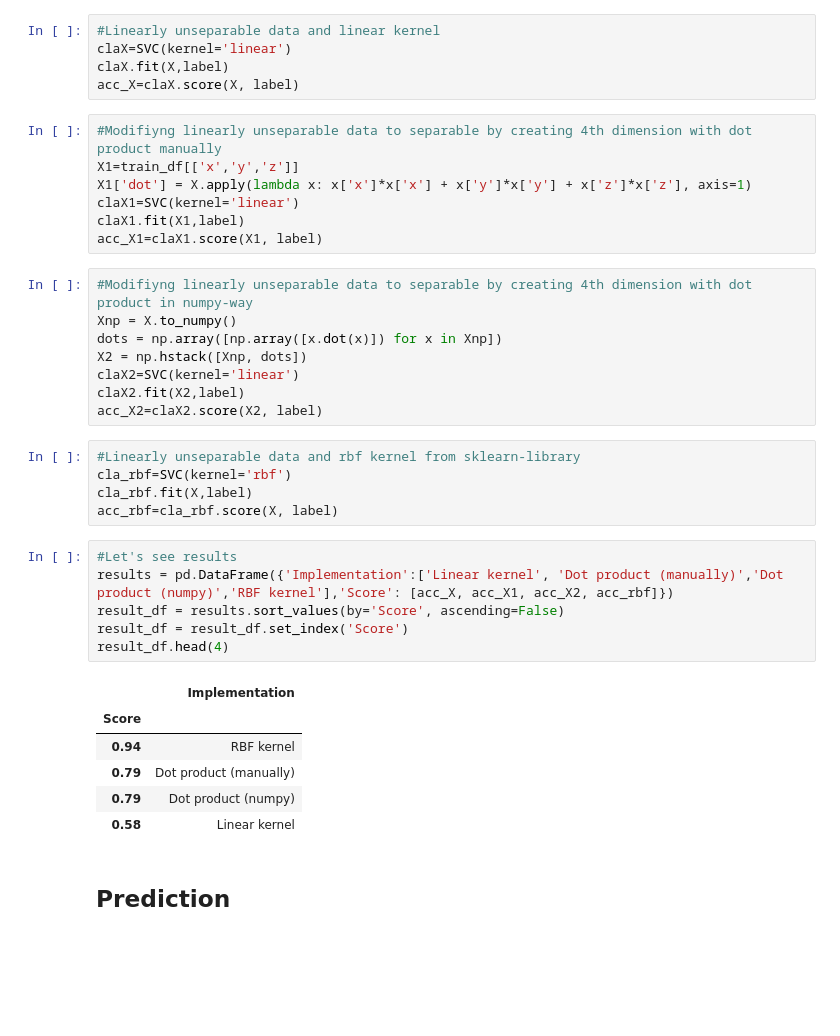
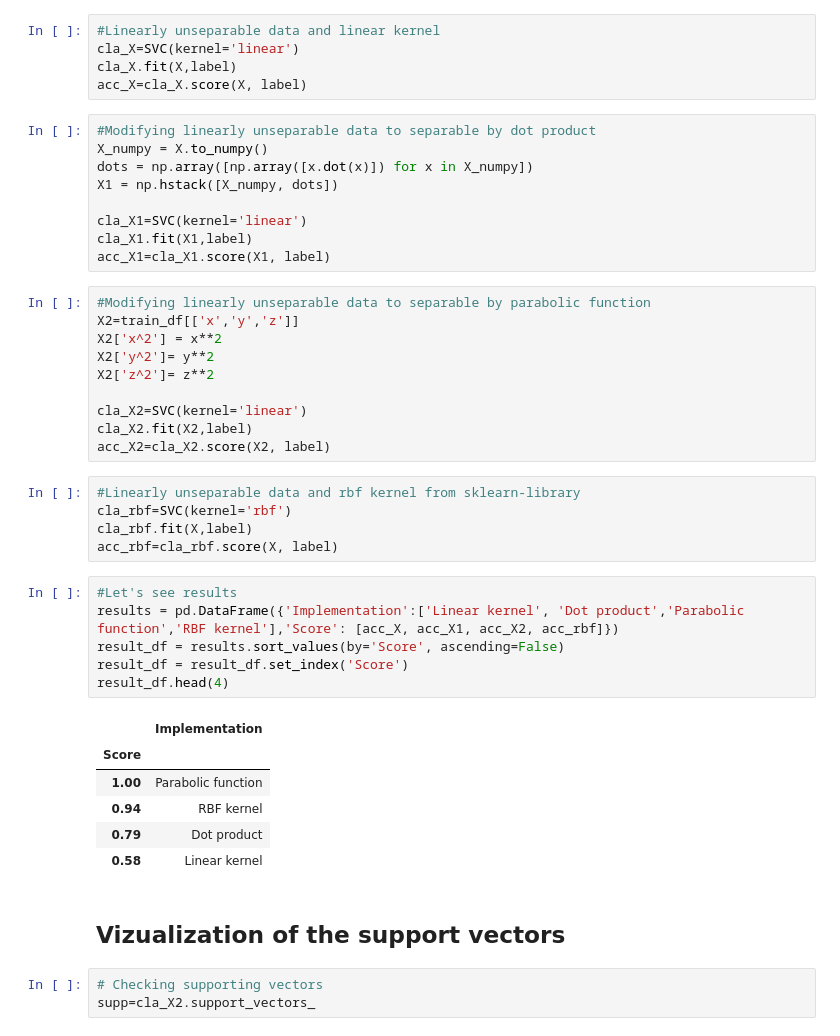
Before and after one commit to lenanikolenko/kernel-trick, a Jupyter notebook: SVM.ipynb, the cells around one changed output. Drawn from its saved outputs; the diff is of its cells as text; blank space fills up the shorter version.

Commit message:
changed kernel trick

```diff
--- a/SVM.ipynb
+++ b/SVM.ipynb
@@ -55,24 +62,28 @@ label=train_df['class']
 ## Check different ways of Kernel trick implementation
 # %%
 #Linearly unseparable data and linear kernel
-claX=SVC(kernel='linear')
-claX.fit(X,label)
-acc_X=claX.score(X, label)
+cla_X=SVC(kernel='linear')
+cla_X.fit(X,label)
+acc_X=cla_X.score(X, label)
-# %%
-#Modifiyng linearly unseparable data to separable by creating 4th dimension with dot product manually
-X1=train_df[['x','y','z']]
-X1['dot'] = X.apply(lambda x: x['x']*x['x'] + x['y']*x['y'] + x['z']*x['z'], axis=1)
-claX1=SVC(kernel='linear')
-claX1.fit(X1,label)
-acc_X1=claX1.score(X1, label)
 # %%
-#Modifiyng linearly unseparable data to separable by creating 4th dimension with dot product in numpy-way
-Xnp = X.to_numpy()
-dots = np.array([np.array([x.dot(x)]) for x in Xnp])
-X2 = np.hstack([Xnp, dots])
-claX2=SVC(kernel='linear')
-claX2.fit(X2,label)
-acc_X2=claX2.score(X2, label)
+#Modifying linearly unseparable data to separable by dot product
+X_numpy = X.to_numpy()
+dots = np.array([np.array([x.dot(x)]) for x in X_numpy])
+X1 = np.hstack([X_numpy, dots])
+
+cla_X1=SVC(kernel='linear')
+cla_X1.fit(X1,label)
+acc_X1=cla_X1.score(X1, label)
+# %%
+#Modifying linearly unseparable data to separable by parabolic function
+X2=train_df[['x','y','z']]
+X2['x^2'] = x**2
+X2['y^2']= y**2
+X2['z^2']= z**2
+
+cla_X2=SVC(kernel='linear')
+cla_X2.fit(X2,label)
+acc_X2=cla_X2.score(X2, label)
 # %%
 #Linearly unseparable data and rbf kernel from sklearn-library
 cla_rbf=SVC(kernel='rbf')
@@ -80,19 +91,22 @@ cla_rbf.fit(X,label)
 acc_rbf=cla_rbf.score(X, label)
 # %%
 #Let's see results
-results = pd.DataFrame({'Implementation':['Linear kernel', 'Dot product (manually)','Dot product (numpy)','RBF kernel'],'Score': [acc_X, acc_X1, acc_X2, acc_rbf]})
+results = pd.DataFrame({'Implementation':['Linear kernel', 'Dot product','Parabolic function','RBF kernel'],'Score': [acc_X, acc_X1, acc_X2, acc_rbf]})
 result_df = results.sort_values(by='Score', ascending=False)
 result_df = result_df.set_index('Score')
 result_df.head(4)
 # %% [output]
 |  | Implementation |
 | Score |  |
+| 1.00 | Parabolic function |
 | 0.94 | RBF kernel |
-| 0.79 | Dot product (manually) |
-| 0.79 | Dot product (numpy) |
+| 0.79 | Dot product |
 | 0.58 | Linear kernel |
 # %% [markdown]
-## Prediction
+## Vizualization of the support vectors
+# %%
+# Checking supporting vectors
+supp=cla_X2.support_vectors_
 # %%
 # Visualizing train data
 
```
Also changed, not shown: parts of 5 cells of this notebook, 1 other file.
